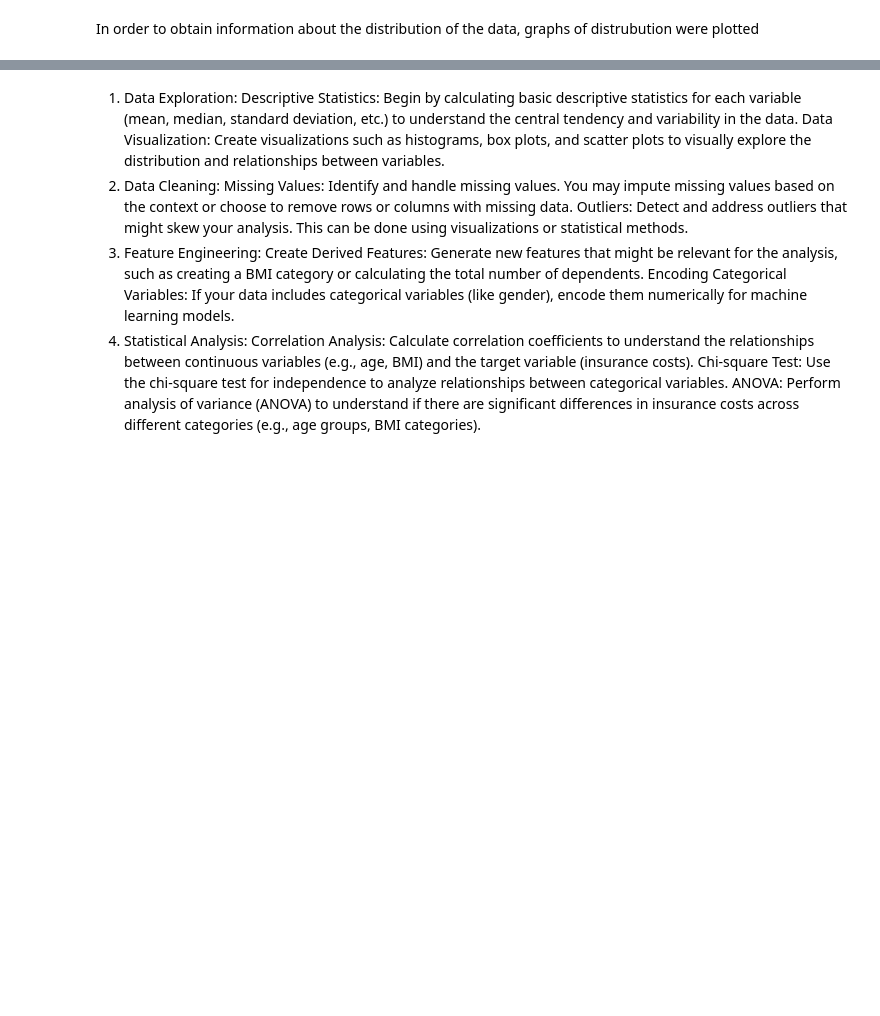
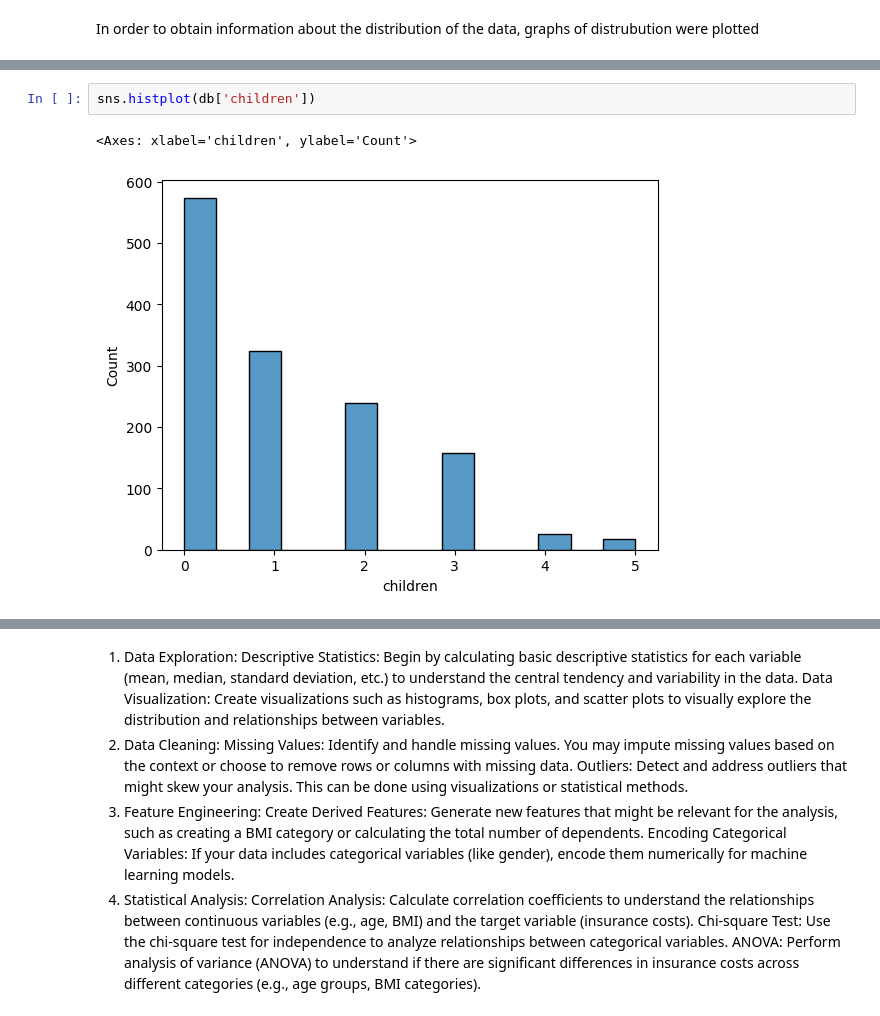
Before and after one commit to grzegorz-gomza/Portfolio_Projects, a Jupyter notebook: Medical Insurance/us-medical-insurance-costs.ipynb, the cells around one changed output, grey strips where cells are left out. Saved outputs shown, nothing was run; the diff lists cells and outputs as text; blank space fills up the shorter version.

```diff
--- a/Medical Insurance/us-medical-insurance-costs.ipynb
+++ b/Medical Insurance/us-medical-insurance-costs.ipynb
@@ -98,0 +110,5 @@ In order to obtain information about the distribution of the data, graphs of dis
+# %%
+sns.histplot(db['children'])
+# %% [output]
+<Axes: xlabel='children', ylabel='Count'>
+[figure, added]
```
Also changed, not shown: parts of 4 cells of this notebook.
